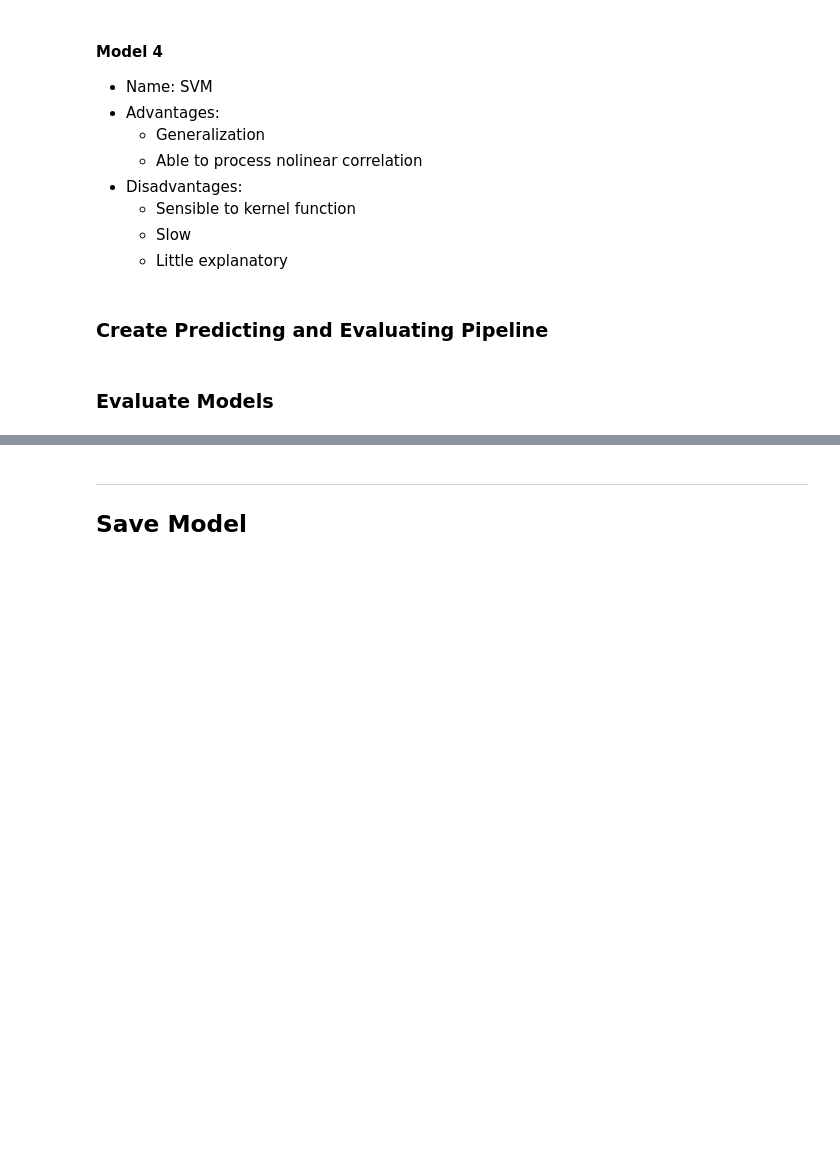
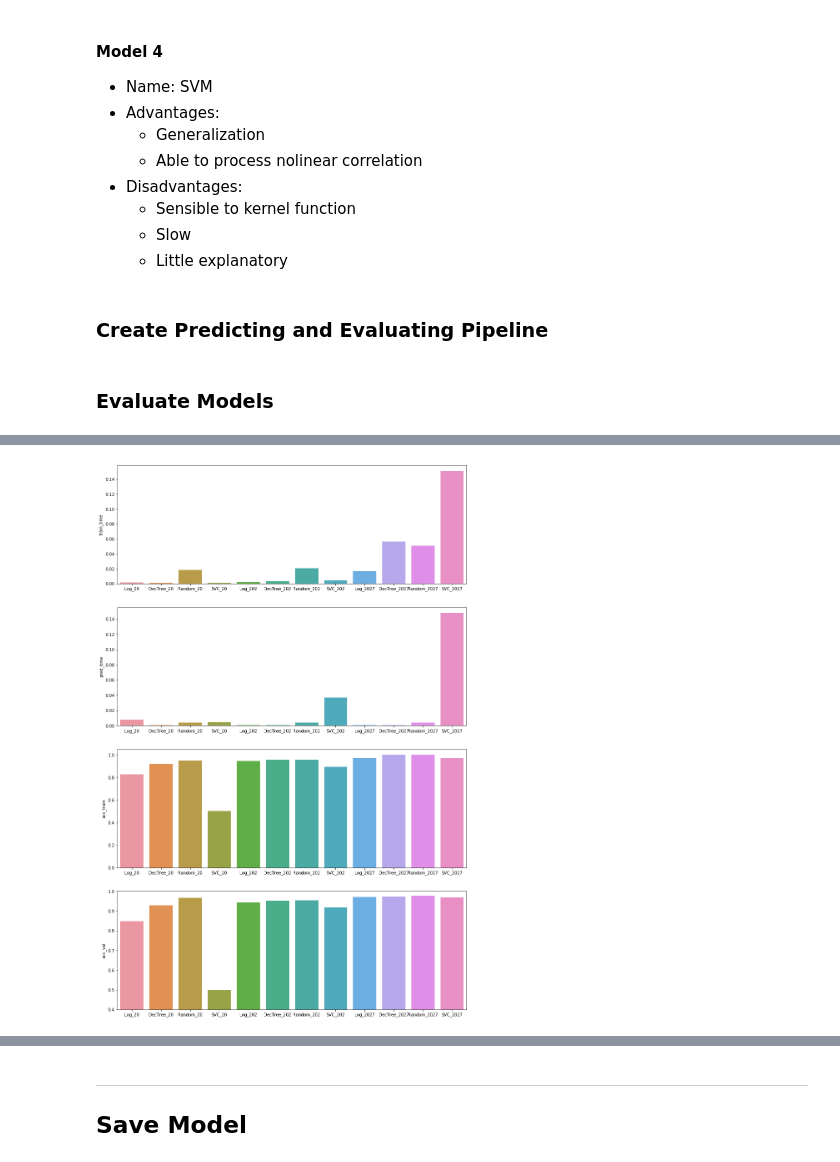
Before and after one commit to JachinShen/GenderOfVoice, a Jupyter notebook: ModelTraining.ipynb, the cells around one changed output, grey strips where cells are left out. Cells and saved outputs as stored; diff of their text form; code cells hidden in the pictures; blank space fills up the shorter version.

```diff
--- a/ModelTraining.ipynb
+++ b/ModelTraining.ipynb
@@ -338,0 +188,19 @@ Only little accuracy was sacrificed after reduction. Considering the reducing am
+# %%
+# show results
+fig, (ax1, ax2, ax3, ax4) = plt.subplots(4, 1, figsize = (15, 24))
+for axi, compare in zip([ax1, ax2, ax3, ax4], ["train_time", "pred_time", "acc_train", "acc_val"]):
+    x = ["{}_{}".format(clf_name, samples)
+         for samples in [samples_1, samples_10, samples_100]
+         for clf_name in ["Log", "DecTree", "Random", "SVC"]]
+    y = [results[clf.__class__.__name__][i][compare]
+         for i in range(3)
+         for clf in [clf_A, clf_B, clf_C, clf_D] ]
+    if axi is ax4:
+        plt.ylim((0.4, 1))
+    sns.barplot(x, y, ax = axi)
+    axi.set_ylabel(compare)
+
+plt.show()
+fig.savefig("Four_model_compare.svg")
+# %% [output]
+[figure, added]
```
Also changed, not shown: parts of 45 cells of this notebook, 30 other files.
